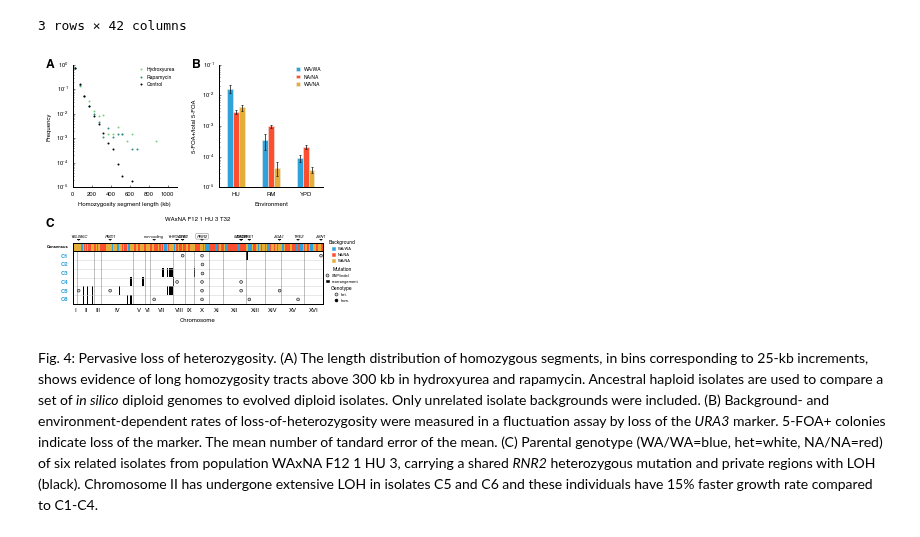
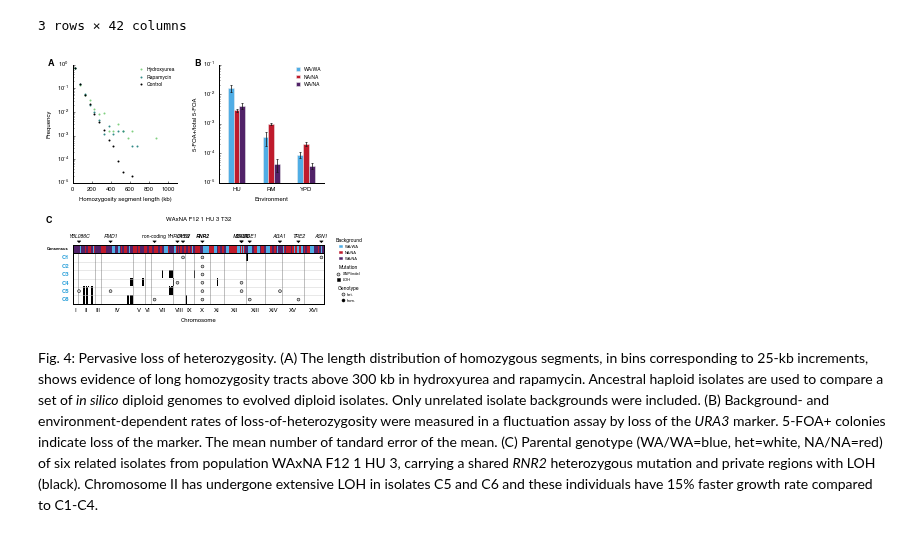
Before and after one commit to ivazquez/clonal-heterogeneity, a Jupyter notebook: src/figure3.ipynb, the cells around one changed output. Saved outputs shown, nothing was run; the diff lists cells and outputs as text; code cells hidden in the pictures.

```diff
--- a/src/figure3.ipynb
+++ b/src/figure3.ipynb
@@ -186,7 +194,7 @@ loh_fluctuation_df.head()
 # %%
 fig = plt.figure(figsize=(4, 4), dpi=300)
 
-grid = gridspec.GridSpec(2, 2, height_ratios=[2, 1], hspace=0.6, wspace=0.4)
+grid = gridspec.GridSpec(2, 2, height_ratios=[2, 1], hspace=0.7, wspace=0.4)
 
 gs = {}
 gs['length'] = gridspec.GridSpecFromSubplotSpec(1, 1, subplot_spec=grid[0,0])
@@ -195,12 +203,12 @@ gs['loh'] = gridspec.GridSpecFromSubplotSpec(7, 1, subplot_spec=grid[1,:], hspac
 
 ### top left panel ###
 ax1 = plt.subplot(gs['length'][:])
-ax1.text(-0.175, 1.05, 'A', transform=ax1.transAxes,
-         fontsize=12, fontweight='bold', va='top', ha='right')
+ax1.text(-0.18, 1.05, 'A', transform=ax1.transAxes,
+         fontsize=9, fontweight='bold', va='top', ha='right')
 
-colors = [config.dict_environment['color'][e] for e in loh_length_df.columns]
+colors = [config.dict_selection['color'][e] for e in loh_length_df.columns]
 
-loh_length_df.rename(columns=config.dict_environment['short_label'])\
+loh_length_df.rename(columns=config.dict_selection['short_label'])\
 .plot(ax=ax1, logy=True, color=colors, style='.', marker='o', ms=2., mec='none', legend=False)
 
 utils.simple_axes(ax1)
@@ -214,8 +222,8 @@ ax1.legend(frameon=False, loc='upper right',
 
 ### top right panel ###
 ax2 = plt.subplot(gs['fluctuation'][:])
-ax2.text(-0.175, 1.05, 'B', transform=ax2.transAxes,
-         fontsize=12, fontweight='bold', va='top', ha='right')
+ax2.text(-0.18, 1.05, 'B', transform=ax2.transAxes,
+         fontsize=9, fontweight='bold', va='top', ha='right')
 
 colors = [config.dict_background['color'][b] for b in loh_fluctuation_df['LOH rate','mean'].columns]
 loh_fluctuation_df['LOH rate','mean'].plot(ax=ax2, kind='bar', yerr = loh_fluctuation_df['LOH rate','sem'],
@@ -255,7 +263,7 @@ data = gc.values
 plot.heatmap(np.r_[x, x.max()+1], np.r_[y, y.max()+1], data,
              ax3, '', '', '', [], [], cmap=cmap, vmin=0, vmax=2)
 
-ax3.set_title('WAxNA F12 1 HU 3 T32', fontsize=6, y=3)
+ax3.set_title('WAxNA F12 1 HU 3 T32', fontsize=6, y=3.25)
 
 ylabels = ['Consensus']
 ax3.set_yticks(np.arange(len(ylabels)) + 0.5, minor=True)
@@ -271,18 +279,19 @@ loc = zip(gn_all.columns.get_level_values('pos'), [-.25]*gn_all.shape[1])
 
 for l, xy in zip(labels, loc):
     trans = ax3.get_xaxis_transform() # x in data units, y in axes fraction
-    ann = ax3.annotate(l, xy=xy, xytext=(0, 2), textcoords='offset points',
+    ann = ax3.annotate(l, xy=xy, xytext=(0, 4), textcoords='offset points',
                        arrowprops=dict(arrowstyle='wedge,tail_width=0.7', color='black'),
-                       fontsize=4, style=('italic' if l!='non-coding' else 'normal'),
-                       annotation_clip=False, va='bottom', ha='center',
-                       bbox=(dict(facecolor='none', edgecolor='gray', boxstyle='round,pad=.2')\
-                             if l in ['RNR2','RNR4','FPR1','TOR1'] else \
-                             dict(facecolor='none', edgecolor='none', boxstyle='round,pad=.2')))
+                       fontsize=5, style=('italic' if l!='non-coding' else 'normal'),
+                       weight=('bold' if l in ['RNR2','RNR4','FPR1','TOR1'] else 'normal'),
+                       annotation_clip=False, va='bottom', ha='center')
+#                        bbox=(dict(facecolor='none', edgecolor='gray', boxstyle='round,pad=.2')\
+#                              if l in ['RNR2','RNR4','FPR1','TOR1'] else \
+#                              dict(facecolor='none', edgecolor='none', boxstyle='round,pad=.2')))
 
 ax4 = plt.subplot(gs['loh'][1:])
 
-ax4.text(-0.075, 1.65, 'C', transform=ax4.transAxes,
-         fontsize=12, fontweight='bold', va='top', ha='right')
+ax4.text(-0.085, 1.75, 'C', transform=ax4.transAxes,
+         fontsize=9, fontweight='bold', va='top', ha='right')
 
 indexer = [slice(None)]*len(sdn.index.names)
 indexer[sdn.index.names.index('type')] = ['loh']
@@ -339,7 +348,7 @@ hom_artist = patches.Rectangle((0,0), width=1, height=1, color=config.dict_backg
 het_artist = patches.Rectangle((0,0), width=1, height=1, color=config.dict_background['color']['WA/NA'])
 
 leg1 = ax3.legend([wt_artist,hom_artist,het_artist], ['WA/WA','NA/NA','WA/NA'],
-                  bbox_to_anchor=(1.075, 0), ncol=1,
+                  bbox_to_anchor=(1.1, 0.5), ncol=1,
                   frameon=False, loc='center',
                   borderaxespad=0, handlelength=0.75,
                   title='Background', prop={'size':4})
@@ -348,39 +357,39 @@ snp_indel_artist = lines.Line2D((0,1),(0,0), mec='k', mfc=config.dict_genotype['
                                 marker='o', markersize=3, linestyle='')
 loh_artist = patches.Rectangle((0,0), width=1, height=1, color='k')
 
-leg2 = ax4.legend([snp_indel_artist,loh_artist], ['SNP/indel','rearrangement'],
-                  bbox_to_anchor=(1.075, 0.55), ncol=1,
+leg2 = ax4.legend([snp_indel_artist,loh_artist], ['SNP/indel','LOH'],
+                  bbox_to_anchor=(1.1, 0.6), ncol=1,
                   frameon=False, loc='center',
                   borderaxespad=0, handlelength=0.75,
                   title='Mutation', prop={'size':4})
 
 het_artist = lines.Line2D((0,1),(0,0), mec='k', mfc=config.dict_genotype['color'][1],
                           marker='o', markersize=3, linestyle='')
 hom_artist = lines.Line2D((0,1),(0,0), mec='k', mfc=config.dict_genotype['color'][2],
                           marker='o', markersize=3, linestyle='')
 
 leg3 = ax4.legend([het_artist,hom_artist], ['het.','hom.'],
-                  bbox_to_anchor=(1.075, 0), ncol=1,
+                  bbox_to_anchor=(1.1, 0), ncol=1,
                   frameon=False, loc='lower center',
                   borderaxespad=0, handlelength=0.75,
                   title='Genotype', prop={'size':4})
 
 ax4.add_artist(leg2)
 
 for leg in [leg1,leg2,leg3]:
     plt.setp(leg.get_title(),fontsize=5)
 
 # axes limits
 for ax in fig.get_axes():
     ax.xaxis.label.set_size(6)
     ax.yaxis.label.set_size(6)
     ax.tick_params(axis='both', which='major', size=2, labelsize=6)
     ax.tick_params(axis='both', which='minor', size=1, labelsize=4)
 
 fig.savefig(dir_paper+'figures/figure3/figure3.png', dpi=300, bbox_inches='tight')
 fig.savefig(dir_paper+'figures/figure3/figure3.svg', dpi=300, bbox_inches='tight')
 plt.show()
 # %% [output]
-[figure, old version]
+[figure, new version]
 # %% [markdown]
 Fig. 4: Pervasive loss of heterozygosity. (A) The length distribution of homozygous segments, in bins corresponding to 25-kb increments, shows evidence of long homozygosity tracts above 300 kb in hydroxyurea and rapamycin. Ancestral haploid isolates are used to compare a set of *in silico* diploid genomes to evolved diploid isolates. Only unrelated isolate backgrounds were included. (B) Background- and environment-dependent rates of loss-of-heterozygosity were measured in a fluctuation assay by loss of the *URA3* marker. 5-FOA+ colonies indicate loss of the marker. The mean number of tandard error of the mean. (C) Parental genotype (WA/WA=blue, het=white, NA/NA=red) of six related isolates from population WAxNA F12 1 HU 3, carrying a shared *RNR2* heterozygous mutation and private regions with LOH (black). Chromosome II has undergone extensive LOH in isolates C5 and C6 and these individuals have 15% faster growth rate compared to C1-C4.
```
Also changed, not shown: parts of 4 cells of this notebook, 5 other files.
